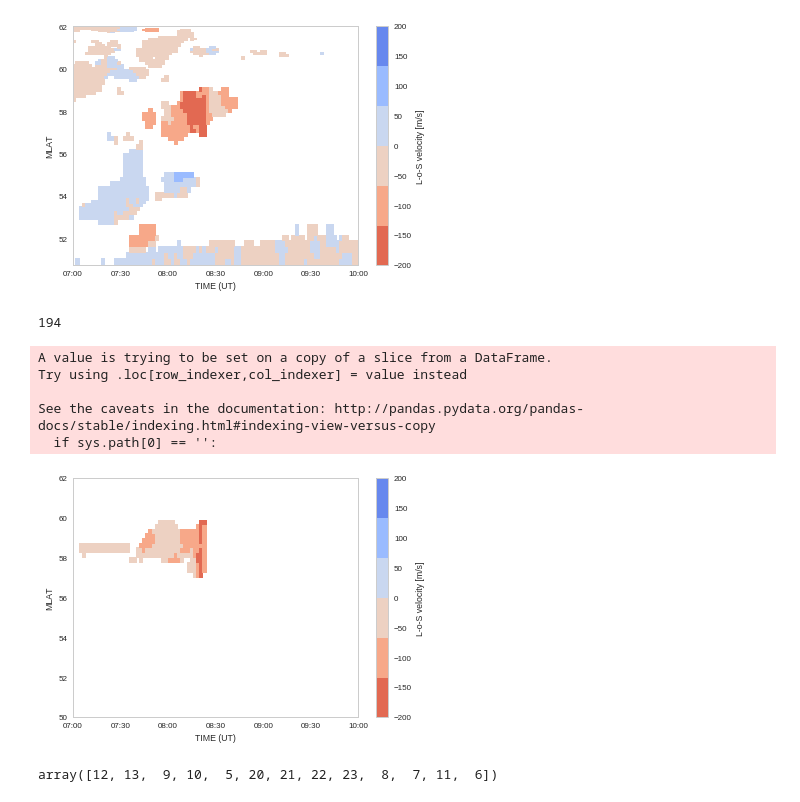
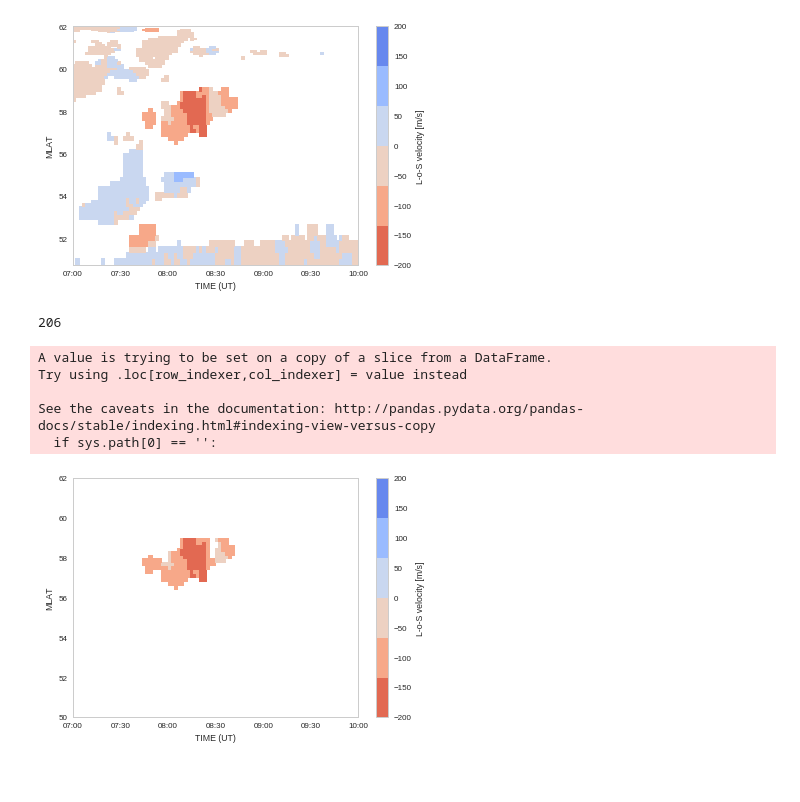
Before and after one commit to bharatreddy/scwsaps, a Jupyter notebook: ipy/saps_test.ipynb, the cells around one changed output. Drawn from its saved outputs; the diff is of its cells as text; code cells hidden in the pictures.

```diff
--- a/ipy/saps_analysis.ipynb
+++ b/ipy/saps_test.ipynb
@@ -15,10 +16,10 @@ from matplotlib.dates import date2num, DateFormatter
 eventDate = datetime.datetime(2011,5,16)
 timeStart = datetime.datetime(2011,5,16,7,0)
 timeEnd = datetime.datetime(2011,5,16,10,0)
-sapsTime = datetime.datetime(2011,5,16,8,20)
+sapsTime = datetime.datetime(2011,5,16,8,36)
 sapsRadList = [ "cvw" ]
 sapsMlatRange = [ 56., 60. ]
-sapsVelCutoff = 25.
+sapsVelCutoff = 50.
 sapsNpointsCutoff = 50 # per radar per beam
 # %%
 # read from the feather file
@@ -114,13 +115,13 @@ sapsDF = sapsDF[ numpy.abs(sapsDF["vLos"]) >= sapsVelCutoff ]
 # 5) Finally group by radar and beam number to
 # discard velocities whose values are
 cntPntsSAPSGrp = sapsDF.groupby( ["radCode", "beam"] ).size().reset_index()
-cntPntsSAPSGrp.columns = ["radCode", "beam", "nPoints"]
-sapsDF = pandas.merge( sapsDF, cntPntsSAPSGrp, on=["radCode", "beam"] )
-sapsDF = sapsDF[ sapsDF["nPoints"] >= sapsNpointsCutoff ]
+# cntPntsSAPSGrp.columns = ["radCode", "beam", "nPoints"]
+# sapsDF = pandas.merge( sapsDF, cntPntsSAPSGrp, on=["radCode", "beam"] )
+# sapsDF = sapsDF[ sapsDF["nPoints"] >= sapsNpointsCutoff ]
 # %%
 # sel data from a radar and beam
 rtiDF = sapsDF[ (sapsDF["radCode"] == "cvw") &\
-               (sapsDF["beam"] == 9) ]
+               (sapsDF["beam"] == 7) ]
 print len(rtiDF.index)
 # Make an RTIish Plot
 # Seaborn styling
@@ -131,39 +132,32 @@ seaMap = ListedColormap(sns.color_palette("coolwarm_r"))
 fig = plt.figure()
 ax = fig.add_subplot(111)
 rtiDF["dtNum"] = [ date2num(x) for x in rtiDF["date"] ]
 plotDF = rtiDF[ ["MLAT", "dtNum",\
                         "vLos"] ].pivot( "MLAT", "dtNum" )
 mlatVals = plotDF.index.values
 timeVals = plotDF.columns.levels[1].values
 
 timeCntr, mlatCntr  = numpy.meshgrid( timeVals, mlatVals )
 # Mask the nan values! pcolormesh can't handle them well!
 vLosVals = numpy.ma.masked_where(numpy.isnan(plotDF["vLos"].values),plotDF["vLos"].values)
 rtiPlot = ax.pcolormesh(timeCntr, mlatCntr, vLosVals, cmap=seaMap, vmin=-200,vmax=200)
 
 
 ax.set_xlim( [ timeStart, timeEnd ] )
 ax.set_ylim( [50,62] )
 ax.set_xlabel("TIME (UT)")
 ax.set_ylabel("MLAT")
 ax.get_xaxis().set_major_formatter(DateFormatter('%H:%M'))
 
 
 cbar = plt.colorbar(rtiPlot, orientation='vertical')
 cbar.set_label("L-o-S velocity [m/s]")
 fig.savefig( "../plots/rt-saps-" + eventDate.strftime("%Y%m%d") + ".pdf",bbox_inches='tight' )
 # %% [output]
-194
+206
 A value is trying to be set on a copy of a slice from a DataFrame.
 Try using .loc[row_indexer,col_indexer] = value instead
 
 See the caveats in the documentation: http://pandas.pydata.org/pandas-docs/stable/indexing.html#indexing-view-versus-copy
   if sys.path[0] == '':
-[figure, old version]
+[figure, new version]
-# %%
-# Get l-shell fitted velocities from
-# the SAPS vLos at different time intervals
-lshellDF = sapsDF[ sapsDF["date"] == sapsTime ]
-lshellDF["beam"].unique()
-# %% [output]
-array([12, 13,  9, 10,  5, 20, 21, 22, 23,  8,  7, 11,  6])
```
Also changed, not shown: parts of 7 cells of this notebook, 12 other files.
